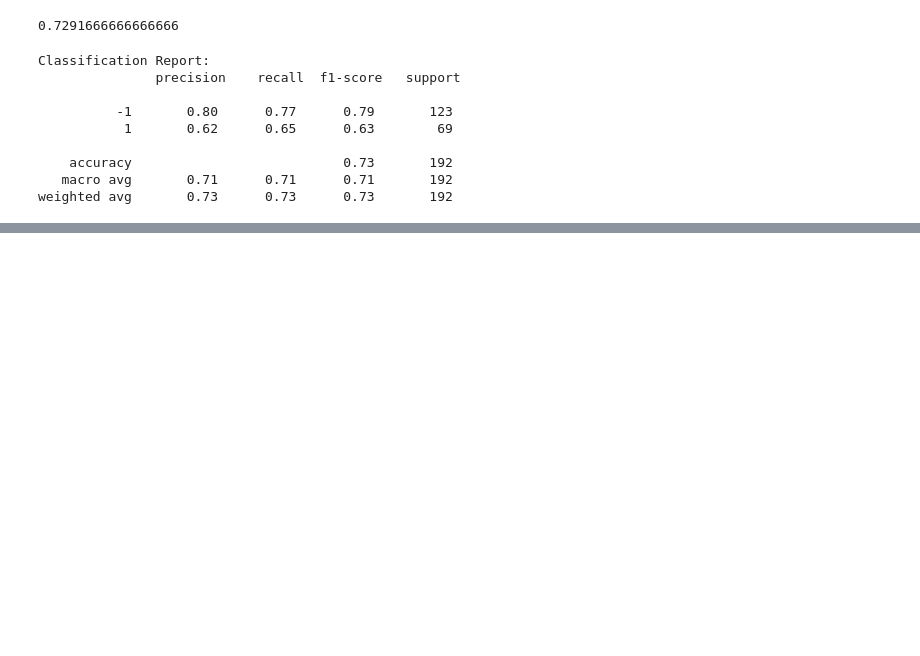
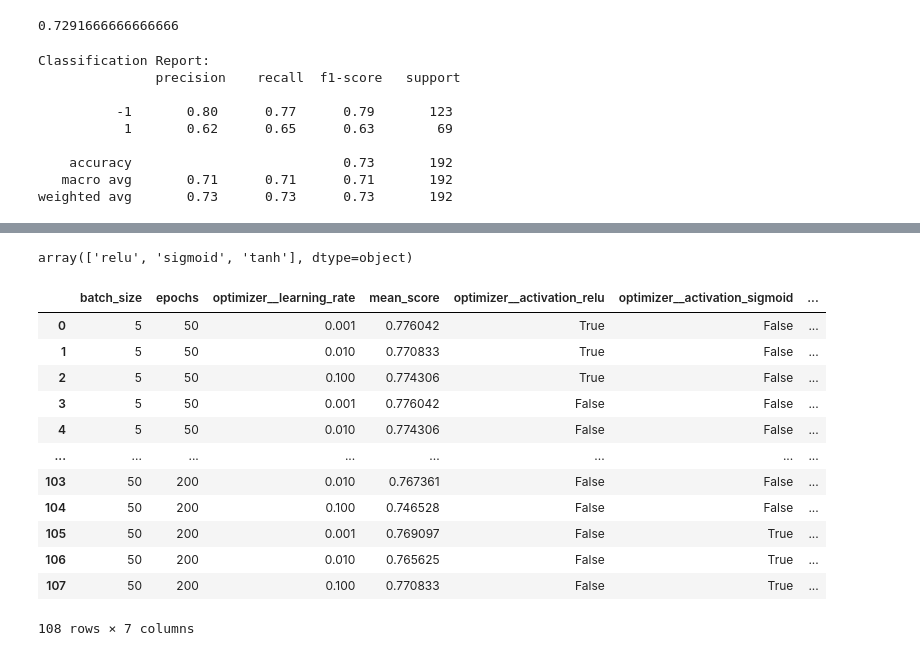
Before and after one commit to NhiNhiNhiNhiNhi/DeepLearning_Assignment1, a Jupyter notebook: Perceptron copy.ipynb, the cells around one changed output, grey strips where cells are left out. Cells and saved outputs as stored; diff of their text form; code cells hidden in the pictures; blank space fills up the shorter version.

```diff
--- a/Perceptron copy.ipynb
+++ b/Perceptron copy.ipynb
@@ -911,0 +1033,21 @@ weighted avg       0.73      0.73      0.73       192
+# %%
+np.unique(df_results.optimizer__activation)
+# %% [output]
+array(['relu', 'sigmoid', 'tanh'], dtype=object)
+# %%
+df_encoded = pd.get_dummies(df_results, columns=['optimizer__activation',])
+df_encoded
+# %% [output]
+|  | batch_size | epochs | optimizer__learning_rate | mean_score | optimizer__activation_relu | optimizer__activation_sigmoid | ... |
+| 0 | 5 | 50 | 0.001 | 0.776042 | True | False | ... |
+| 1 | 5 | 50 | 0.010 | 0.770833 | True | False | ... |
+| 2 | 5 | 50 | 0.100 | 0.774306 | True | False | ... |
+| 3 | 5 | 50 | 0.001 | 0.776042 | False | False | ... |
+| 4 | 5 | 50 | 0.010 | 0.774306 | False | False | ... |
+| ... | ... | ... | ... | ... | ... | ... | ... |
+| 103 | 50 | 200 | 0.010 | 0.767361 | False | False | ... |
+| 104 | 50 | 200 | 0.100 | 0.746528 | False | False | ... |
+| 105 | 50 | 200 | 0.001 | 0.769097 | False | True | ... |
+| 106 | 50 | 200 | 0.010 | 0.765625 | False | True | ... |
+| 107 | 50 | 200 | 0.100 | 0.770833 | False | True | ... |
+108 rows × 7 columns
```
Also changed, not shown: parts of 8 cells of this notebook.
